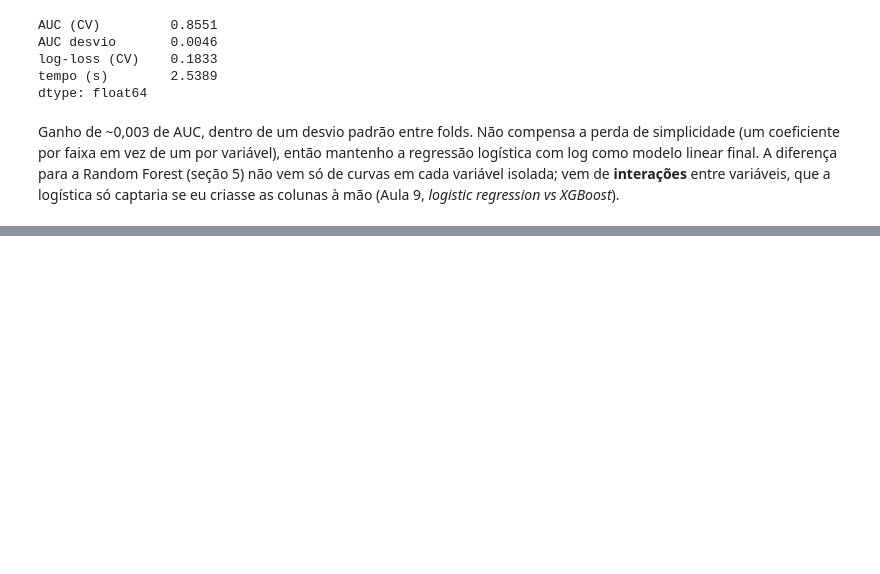
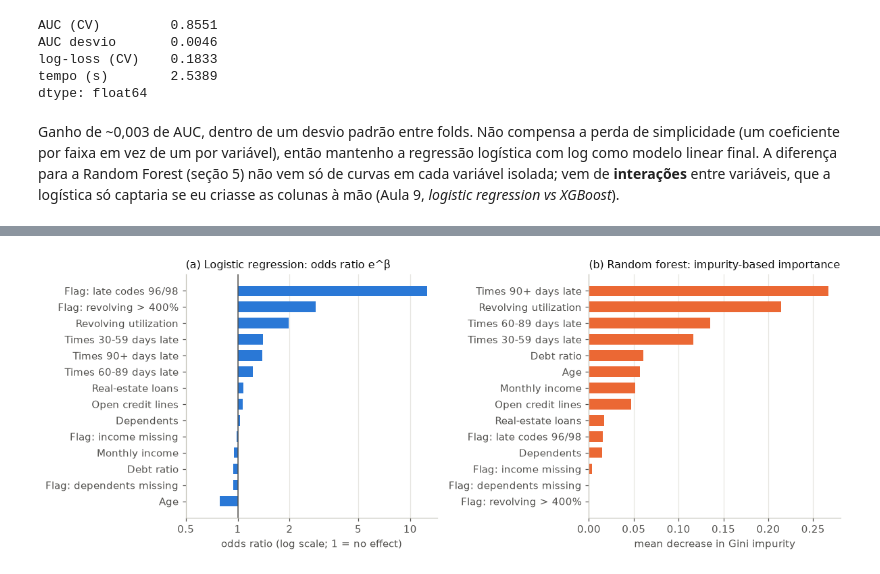
Before and after one commit to LeoDiasTrindade/good-and-bad-payers, a Jupyter notebook: notebooks/02_modelagem.ipynb, the cells around one changed output, grey strips where cells are left out. Drawn from its saved outputs; the diff is of its cells as text; code cells hidden in the pictures; blank space fills up the shorter version.

```diff
--- a/notebooks/02_modelagem.ipynb
+++ b/notebooks/02_modelagem.ipynb
@@ -365,0 +539,12 @@ Ganho de ~0,003 de AUC, dentro de um desvio padrão entre folds. Não compensa a
+# %%
+lr_final = grade_lr.best_estimator_
+coefs = pd.Series(lr_final['modelo'].coef_[0], index=lr_final['pre'].get_feature_names_out())
+odds = np.exp(coefs).rename('odds ratio')
+
+rf_final = grade_rf.best_estimator_
+importancias = pd.Series(rf_final['modelo'].feature_importances_,
+                         index=rf_final['imputacao'].get_feature_names_out()).rename('importância')
+
+interpretacao = pd.concat([coefs.rename('β'), odds, importancias], axis=1)
+interpretacao.index = interpretacao.index.map(NOMES_CURTOS)
+interpretacao.sort_values('importância', ascending=False).round(3)
@@ -365,0 +567,22 @@ Ganho de ~0,003 de AUC, dentro de um desvio padrão entre folds. Não compensa a
+# %%
+fig, axes = plt.subplots(1, 2, figsize=(11, 4.2))
+
+d = odds.rename(index=NOMES_CURTOS).sort_values()
+axes[0].barh(d.index, d.values - 1, left=1, color=AZUL, height=0.65)
+axes[0].axvline(1, color=TEXTO_2, linewidth=1)
+axes[0].set_xscale('log')
+axes[0].set_xticks([0.5, 1, 2, 5, 10]); axes[0].set_xticklabels(['0.5', '1', '2', '5', '10'])
+axes[0].minorticks_off()
+axes[0].set(title='(a) Logistic regression: odds ratio e^β', xlabel='odds ratio (log scale; 1 = no effect)')
+axes[0].grid(axis='y', visible=False)
+
+d = importancias.rename(index=NOMES_CURTOS).sort_values()
+axes[1].barh(d.index, d.values, color=LARANJA, height=0.65)
+axes[1].set(title='(b) Random forest: impurity-based importance', xlabel='mean decrease in Gini impurity')
+axes[1].grid(axis='y', visible=False)
+
+fig.tight_layout()
+salvar(fig, 'fig_interpretacao')
+plt.show()
+# %% [output]
+[figure, added]
```
Also changed, not shown: parts of 18 cells of this notebook, 1 other file.
